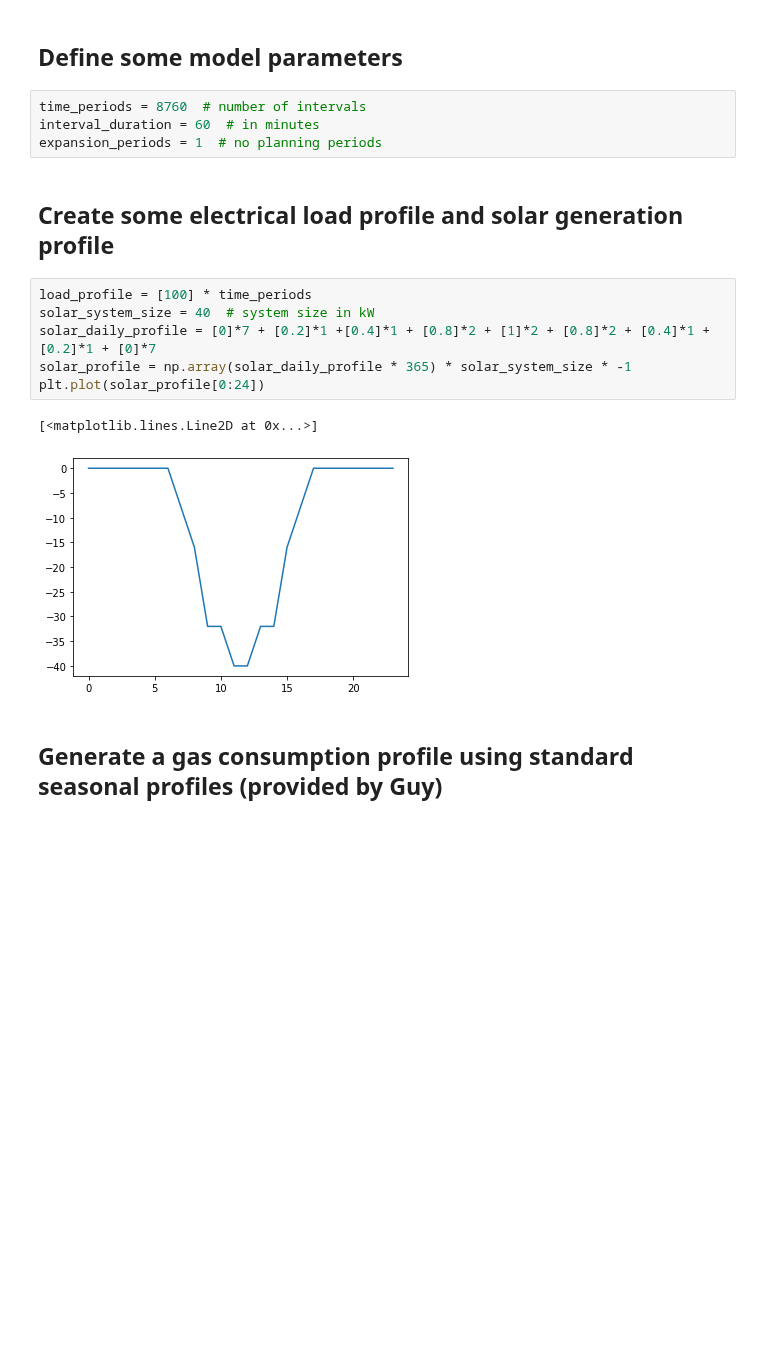
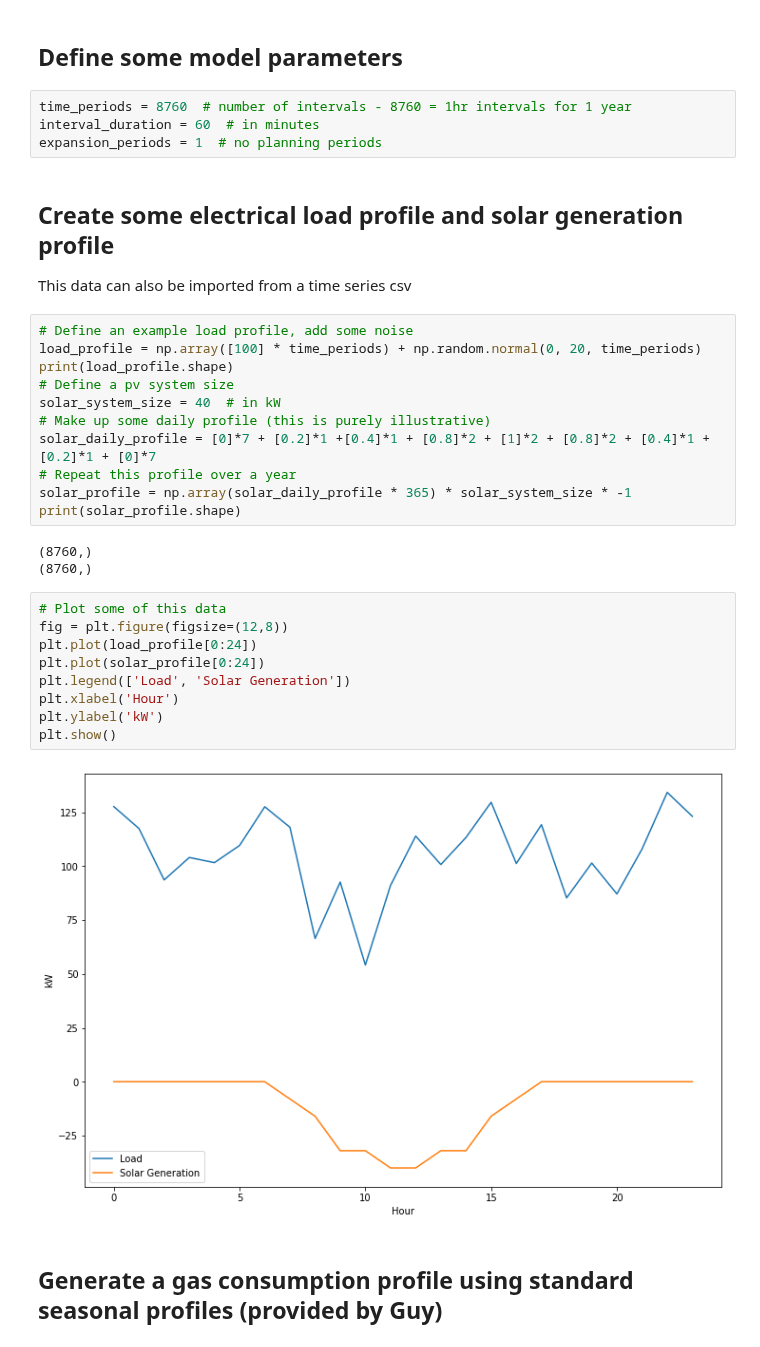
Before and after one commit to bsgip/echo, a Jupyter notebook: scripts/jupyter_examples/f&s_demo.ipynb, the cells around one changed output. Drawn from its saved outputs; the diff is of its cells as text; blank space fills up the shorter version.

```diff
--- a/scripts/jupyter_examples/f&s_demo.ipynb
+++ b/scripts/jupyter_examples/f&s_demo.ipynb
@@ -14,20 +15,37 @@ from echo.bz_utils import *
 # %% [markdown]
 ## Define some model parameters
 # %%
-time_periods = 8760  # number of intervals
+time_periods = 8760  # number of intervals - 8760 = 1hr intervals for 1 year
 interval_duration = 60  # in minutes
 expansion_periods = 1  # no planning periods
 # %% [markdown]
 ## Create some electrical load profile and solar generation profile
+This data can also be imported from a time series csv
 # %%
-load_profile = [100] * time_periods
-solar_system_size = 40  # system size in kW
+# Define an example load profile, add some noise
+load_profile = np.array([100] * time_periods) + np.random.normal(0, 20, time_periods)
+print(load_profile.shape)
+# Define a pv system size
+solar_system_size = 40  # in kW
+# Make up some daily profile (this is purely illustrative)
 solar_daily_profile = [0]*7 + [0.2]*1 +[0.4]*1 + [0.8]*2 + [1]*2 + [0.8]*2 + [0.4]*1 + [0.2]*1 + [0]*7
+# Repeat this profile over a year
 solar_profile = np.array(solar_daily_profile * 365) * solar_system_size * -1
-plt.plot(solar_profile[0:24])
+print(solar_profile.shape)
 # %% [output]
-[<matplotlib.lines.Line2D at 0x...>]
+(8760,)
+(8760,)
-[figure, removed]
+# %%
+# Plot some of this data
+fig = plt.figure(figsize=(12,8))
+plt.plot(load_profile[0:24])
+plt.plot(solar_profile[0:24])
+plt.legend(['Load', 'Solar Generation'])
+plt.xlabel('Hour')
+plt.ylabel('kW')
+plt.show()
+# %% [output]
+[figure, added]
 # %% [markdown]
 ## Generate a gas consumption profile using standard seasonal profiles (provided by Guy)
 # %%
```
Also changed, not shown: parts of 16 cells of this notebook, 8 other files.
